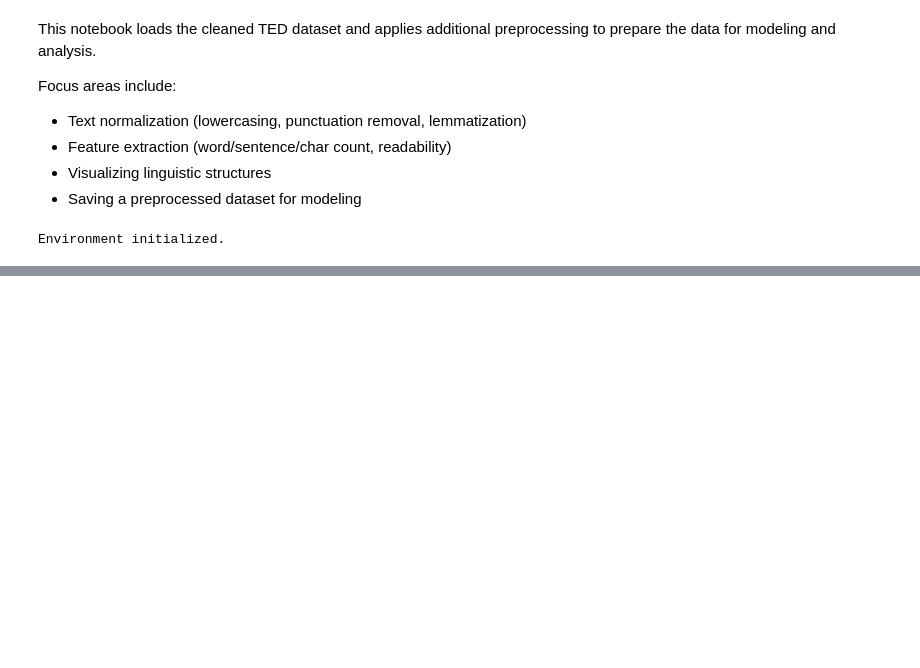
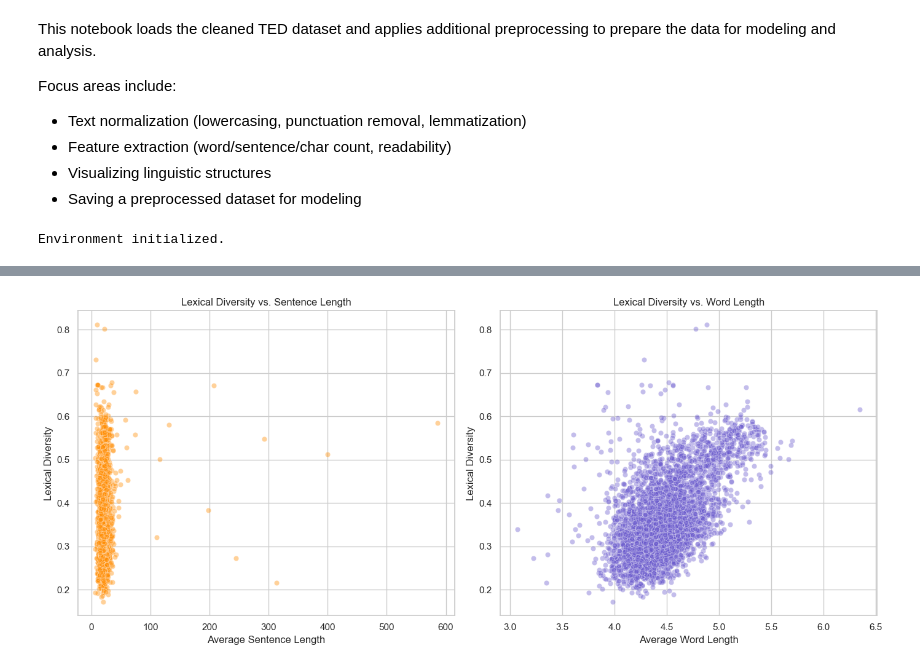
Before and after one commit to FeliciaFavrholdt/Speakscape_BI_Exam_Group_4, a Jupyter notebook: SpeakScape_Analysis/notebooks/03_Data_Loading_And_Preprocessing.ipynb, the cells around one changed output, grey strips where cells are left out. Cells and saved outputs as stored; diff of their text form; code cells hidden in the pictures; blank space fills up the shorter version.

```diff
--- a/SpeakScape_Analysis/notebooks/03_Data_Loading_And_Preprocessing.ipynb
+++ b/SpeakScape_Analysis/notebooks/03_Data_Loading_And_Preprocessing.ipynb
@@ -57,0 +396,27 @@ summary_df.style.bar(subset=["Missing %"], color='lightcoral').format({"Missing
+# %%
+# Scatter plots to show relationships between features
+fig, axes = plt.subplots(1, 2, figsize=(14, 6))
+
+# Lexical Diversity vs. Average Sentence Length
+sns.scatterplot(
+    data=df, x="avg_sentence_length", y="lexical_diversity",
+    alpha=0.4, ax=axes[0], color="darkorange"
+)
+axes[0].set_title("Lexical Diversity vs. Sentence Length")
+axes[0].set_xlabel("Average Sentence Length")
+axes[0].set_ylabel("Lexical Diversity")
+
+# Word Length vs. Lexical Diversity
+sns.scatterplot(
+    data=df, x="avg_word_length", y="lexical_diversity",
+    alpha=0.4, ax=axes[1], color="slateblue"
+)
+axes[1].set_title("Lexical Diversity vs. Word Length")
+axes[1].set_xlabel("Average Word Length")
+axes[1].set_ylabel("Lexical Diversity")
+
+plt.tight_layout()
+plt.savefig("../plots/linguistic_feature_scatterplots.png")
+plt.show()
+# %% [output]
+[figure, added]
```
Also changed, not shown: parts of 44 cells of this notebook, 6 other files.
